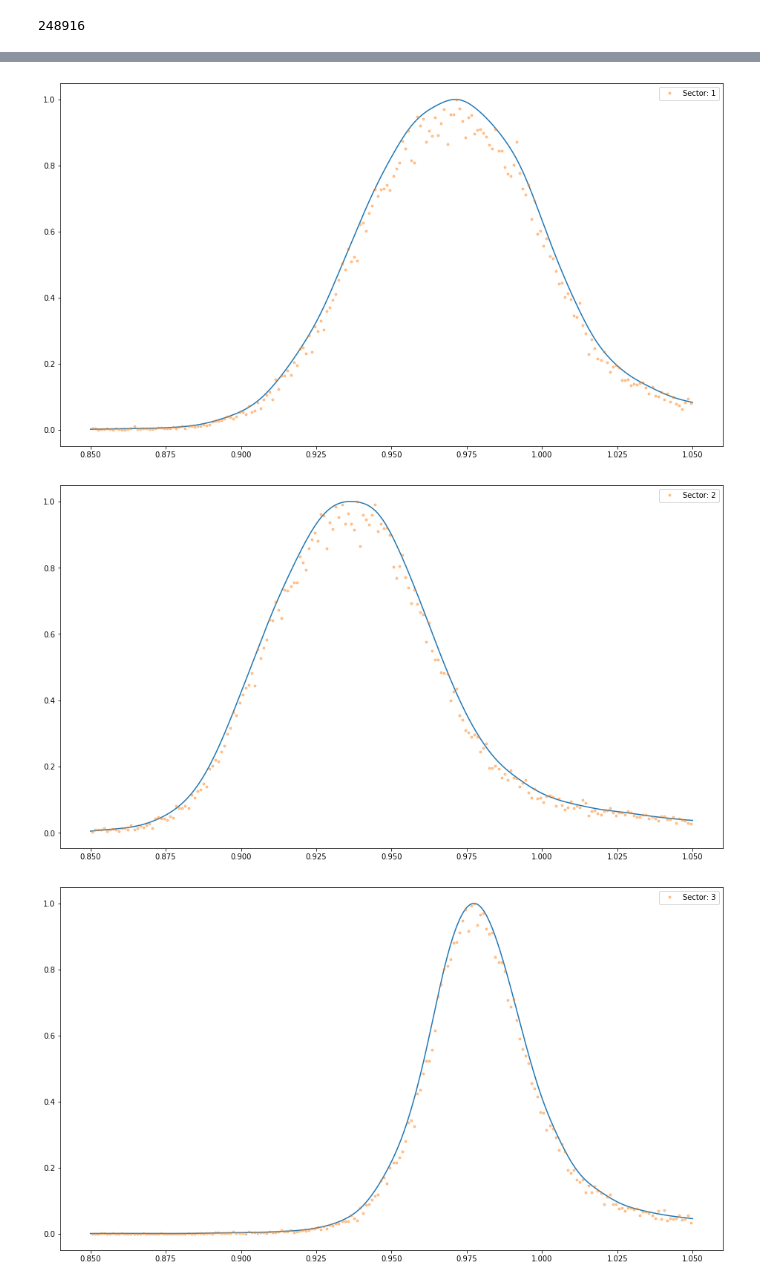
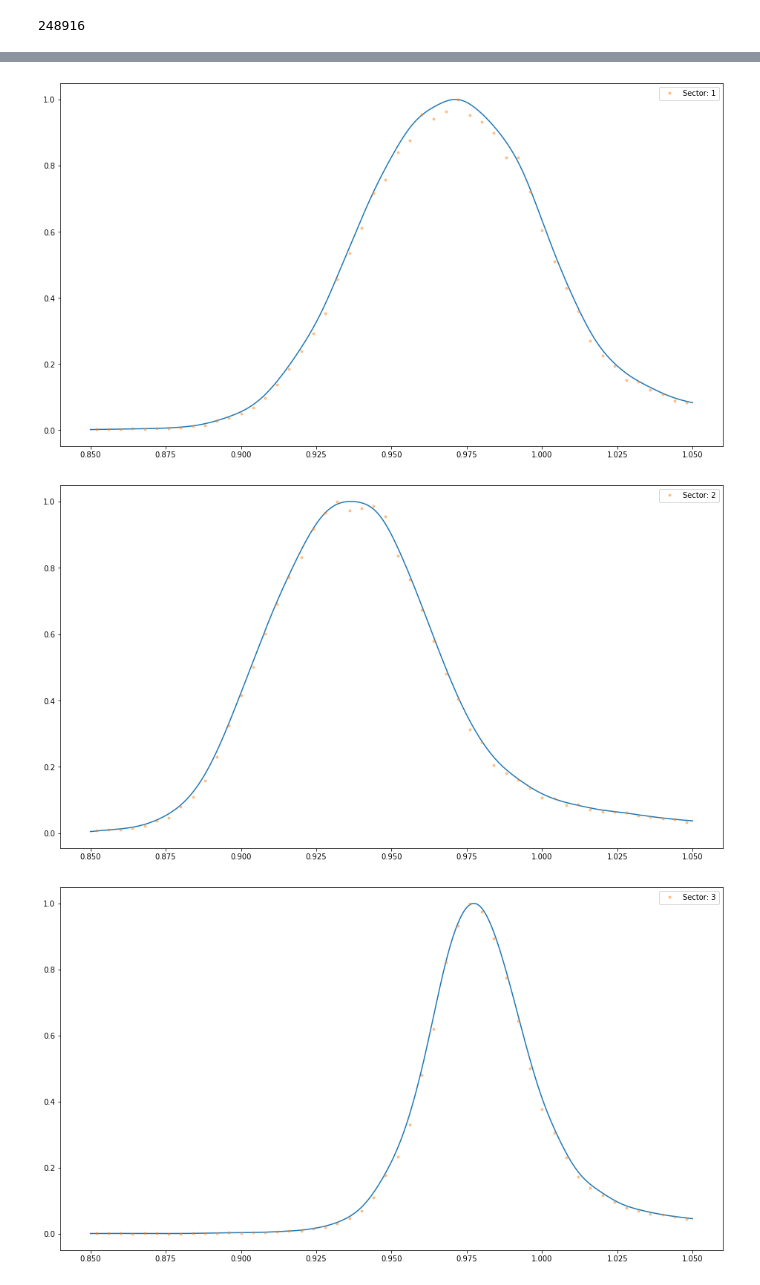
Before and after one commit to tylern4/physics_code, a Jupyter notebook: current/momentumCorrections/MomentumCorrKPark.ipynb, the cells around one changed output, grey strips where cells are left out. Drawn from its saved outputs; the diff is of its cells as text; code cells hidden in the pictures.

```diff
--- a/current/momentumCorrections/MomentumCorrKPark.ipynb
+++ b/current/momentumCorrections/MomentumCorrKPark.ipynb
@@ -129,6 +128,6 @@ df.head()
 for sec in np.unique(df.sector):
     fig = plt.figure(figsize=(16,9))
     d = df[df.sector == sec]
-    plt.hist2d(d.w_corr, d.q2_corr, bins=500)
+    plt.hist2d(d.w_corr, d.q2_corr, bins=50)
     plt.show()
 # %% [output]
@@ -141,18 +140,18 @@ for sec in np.unique(df.sector):
 # %%
 for sec in np.unique(df.sector):
     fig = plt.figure(figsize=(16,9))
     xs=np.linspace(0.85, 1.05, 500)
     data = df[df.sector == sec]
-    y, x= np.histogram(data['W_uncorr'], bins=200, range=(0.85,1.05))
+    y, x= np.histogram(data['W_uncorr'], bins=50, range=(0.85,1.05))
     y = y/np.max(y)
     kde = stats.gaussian_kde(data['W_uncorr'])
     plt.plot(xs, kde(xs)/np.max(kde(xs)))
     x = (x[:-1]+x[1:])/2.0
     plt.errorbar(x,y,fmt='.',alpha=0.4, label=f'Sector: {sec}')
 
     plt.legend()
     plt.show()
 # %% [output]
-[figure, old version]
+[figure, new version]
-[figure, old version]
+[figure, new version]
-[figure, old version]
+[figure, new version]
```
Also changed, not shown: parts of 11 cells of this notebook, 31 other files.
